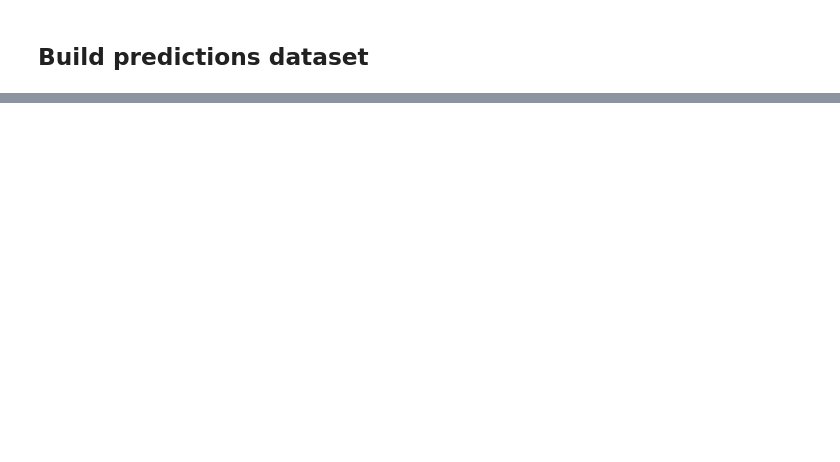
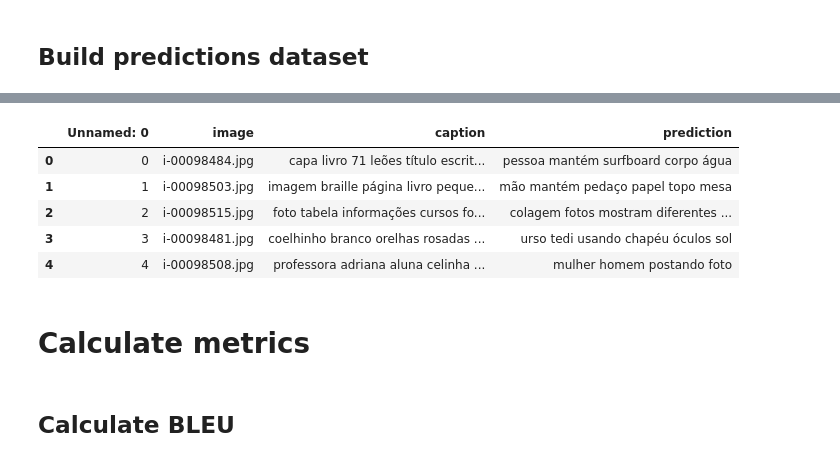
Before and after one commit to MariaEduardaDeAzevedo/ZoIA, a Jupyter notebook: research/evaluate_api_pipeline.ipynb, the cells around one changed output, grey strips where cells are left out. Saved outputs shown, nothing was run; the diff lists cells and outputs as text; code cells hidden in the pictures; blank space fills up the shorter version.

```diff
--- a/research/evaluate_api_pipeline.ipynb
+++ b/research/evaluate_api_pipeline.ipynb
@@ -154,0 +186,22 @@ result
+# %%
+sw = stopwords.words('portuguese')
+sw.extend(['.', ":", "!", "?", "\\", "/", "*", "-", ",", "#", "@"])
+def clean_text(text):
+    tokens = nltk.word_tokenize(text, language="portuguese")
+    filtered_tokens = list(filter(lambda w: w not in sw, tokens))
+
+    return " ".join(filtered_tokens).lower()
+# %%
+df_final['caption'] = df_final['caption'].apply(clean_text)
+df_final['prediction'] = df_final['prediction'].apply(clean_text)
+
+df_final.head()
+# %% [output]
+|  | Unnamed: 0 | image | caption | prediction |
+| 0 | 0 | i-00098484.jpg | capa livro 71 leões título escrit... | pessoa mantém surfboard corpo água |
+| 1 | 1 | i-00098503.jpg | imagem braille página livro peque... | mão mantém pedaço papel topo mesa |
+| 2 | 2 | i-00098515.jpg | foto tabela informações cursos fo... | colagem fotos mostram diferentes ... |
+| 3 | 3 | i-00098481.jpg | coelhinho branco orelhas rosadas ... | urso tedi usando chapéu óculos sol |
+| 4 | 4 | i-00098508.jpg | professora adriana aluna celinha ... | mulher homem postando foto |
+# %% [markdown]
+# Calculate metrics
@@ -154,0 +211,2 @@ result
+# %% [markdown]
+## Calculate BLEU
```
Also changed, not shown: parts of 39 cells of this notebook, 2 other files.
